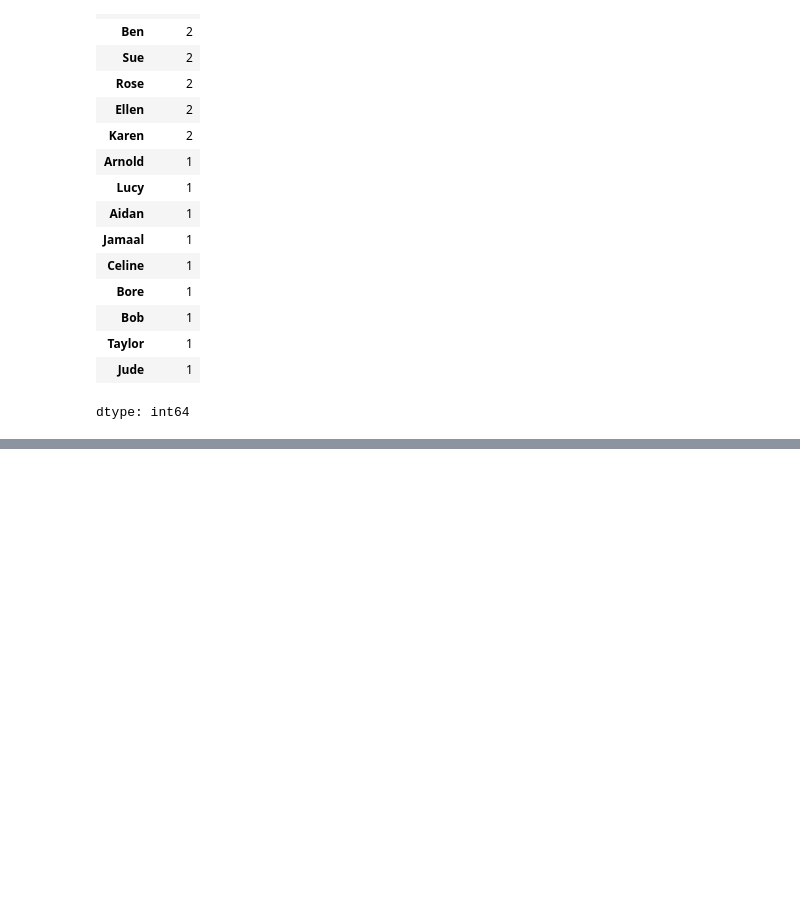
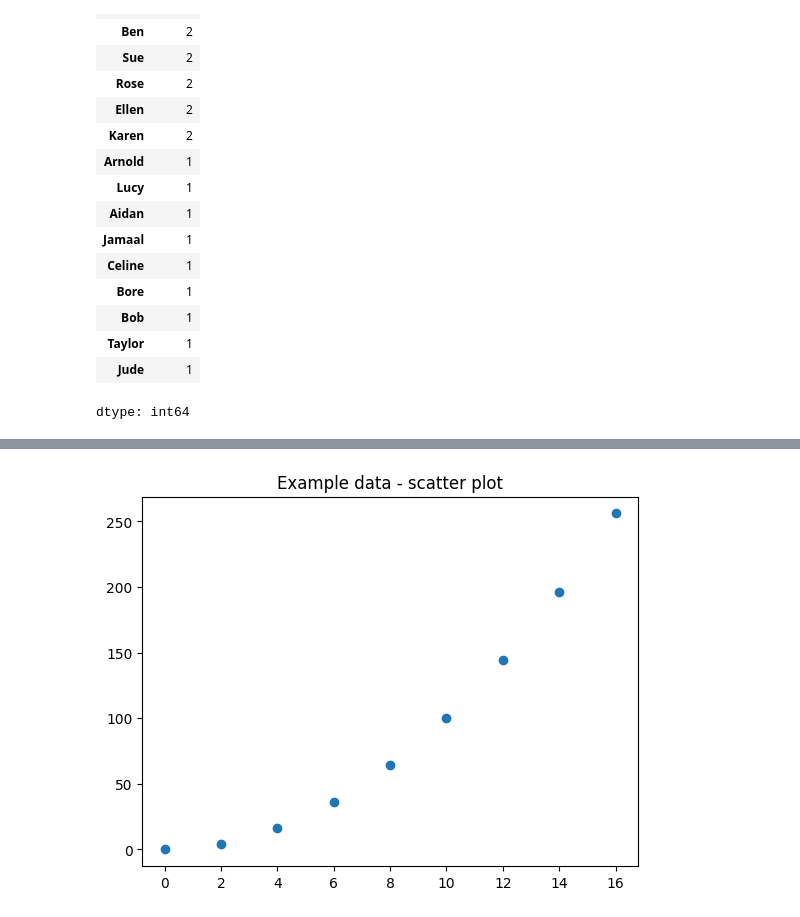
Before and after one commit to aysedemirel/machine-learning, a Jupyter notebook: dataPlayground.ipynb, the cells around one changed output, grey strips where cells are left out. Saved outputs shown, nothing was run; the diff lists cells and outputs as text; code cells hidden in the pictures; blank space fills up the shorter version.

```diff
--- a/dataPlayground.ipynb
+++ b/dataPlayground.ipynb
@@ -654,0 +669,6 @@ dtype: int64
+# %%
+plt.scatter(x, y)
+plt.title("Example data - scatter plot")
+plt.show()
+# %% [output]
+[figure, added]
```
Also changed, not shown: parts of 11 cells of this notebook.
